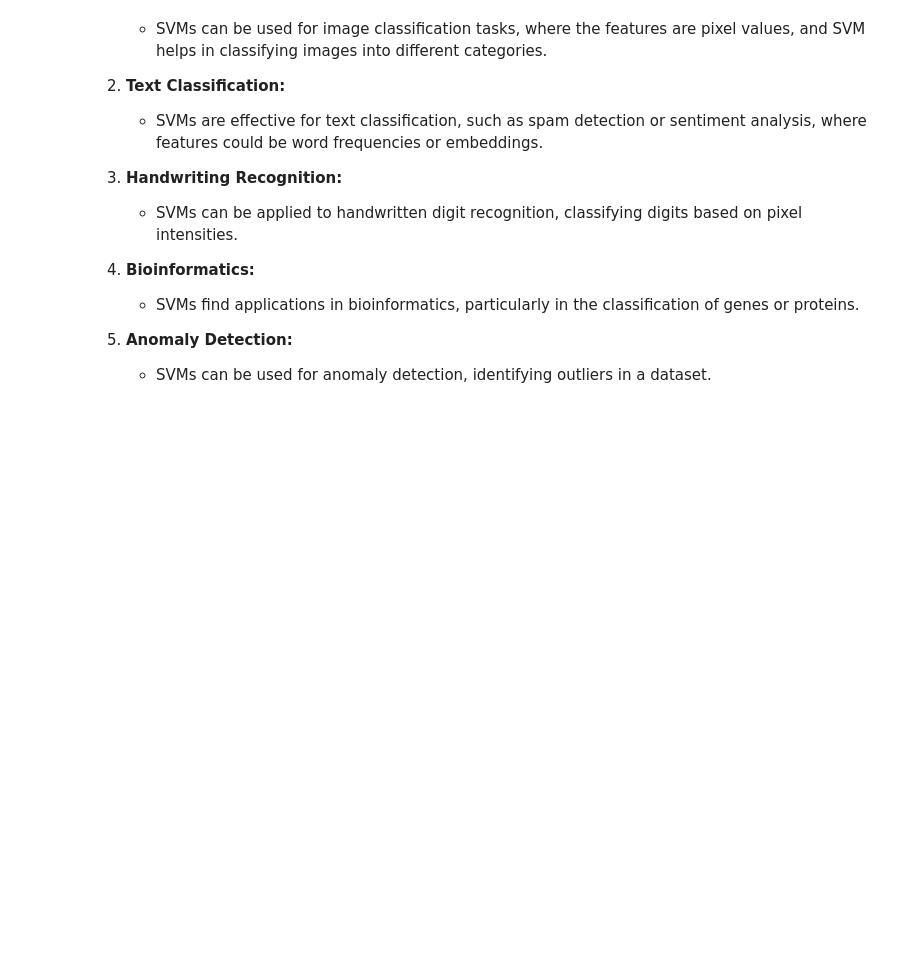
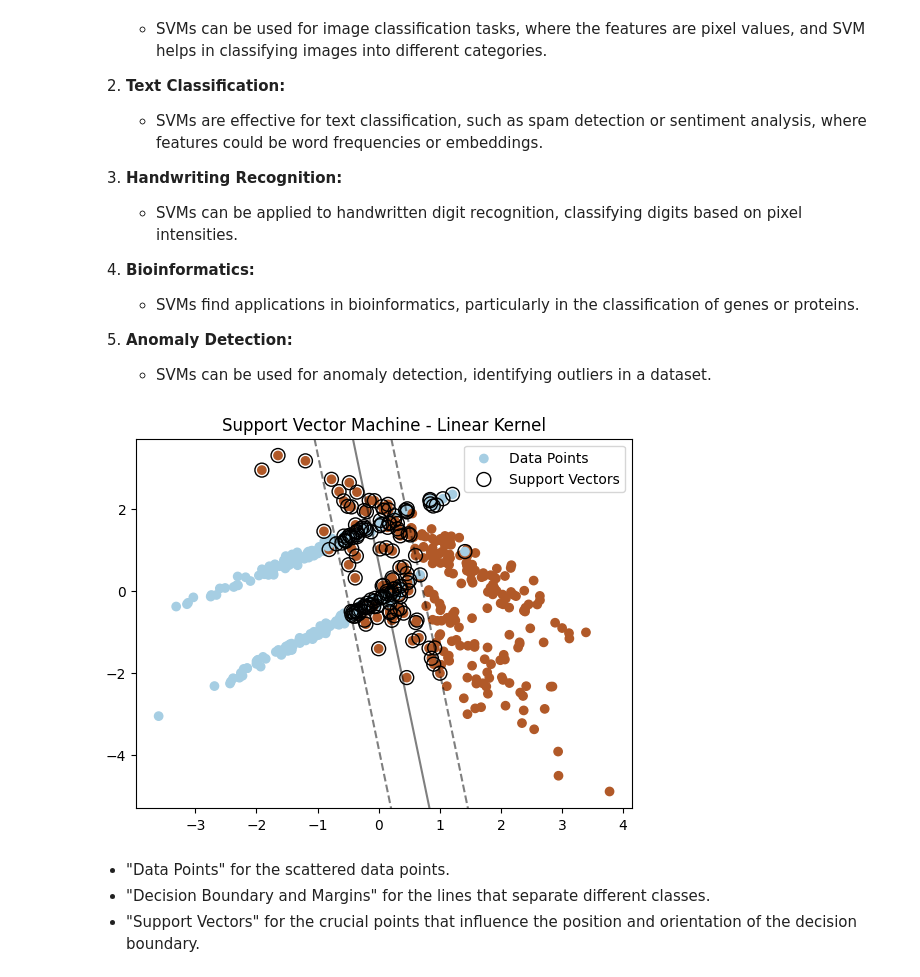
Before and after one commit to shfarhaan/ml-notebooks, a Jupyter notebook: SVM/basics.ipynb, the cells around one changed output. Cells and saved outputs as stored; diff of their text form; code cells hidden in the pictures; blank space fills up the shorter version.

```diff
--- a/SVM/basics.ipynb
+++ b/SVM/basics.ipynb
@@ -68,3 +68,46 @@ plt.show()
 
 5. **Anomaly Detection:**
    - SVMs can be used for anomaly detection, identifying outliers in a dataset.
+# %%
+# Import libraries
+import numpy as np
+import matplotlib.pyplot as plt
+from sklearn import svm
+from sklearn.datasets import make_classification
+
+# Create a synthetic dataset
+X, y = make_classification(n_samples=500, n_features=2, n_informative=2, n_redundant=0, random_state=42)
+
+# Train SVM model
+clf = svm.SVC(kernel='linear')
+clf.fit(X, y)
+
+# Plot the decision boundary
+plt.scatter(X[:, 0], X[:, 1], c=y, cmap=plt.cm.Paired, label='Data Points')
+ax = plt.gca()
+xlim = ax.get_xlim()
+ylim = ax.get_ylim()
+
+# Create grid for evaluation
+xx, yy = np.meshgrid(np.linspace(xlim[0], xlim[1], 50), np.linspace(ylim[0], ylim[1], 50))
+Z = clf.decision_function(np.c_[xx.ravel(), yy.ravel()])
+
+# Plot decision boundary and margins
+Z = Z.reshape(xx.shape)
+plt.contour(xx, yy, Z, colors='k', levels=[-1, 0, 1], alpha=0.5, linestyles=['--', '-', '--'], label='Decision Boundary and Margins')
+
+# Plot support vectors
+plt.scatter(clf.support_vectors_[:, 0], clf.support_vectors_[:, 1], s=100, facecolors='none', edgecolors='k', label='Support Vectors')
+
+# Add legends and title
+plt.legend()
+plt.title('Support Vector Machine - Linear Kernel')
+
+# Show the plot
+plt.show()
+# %% [output]
+[figure, added]
+# %% [markdown]
+- "Data Points" for the scattered data points.
+- "Decision Boundary and Margins" for the lines that separate different classes.
+- "Support Vectors" for the crucial points that influence the position and orientation of the decision boundary.
```
